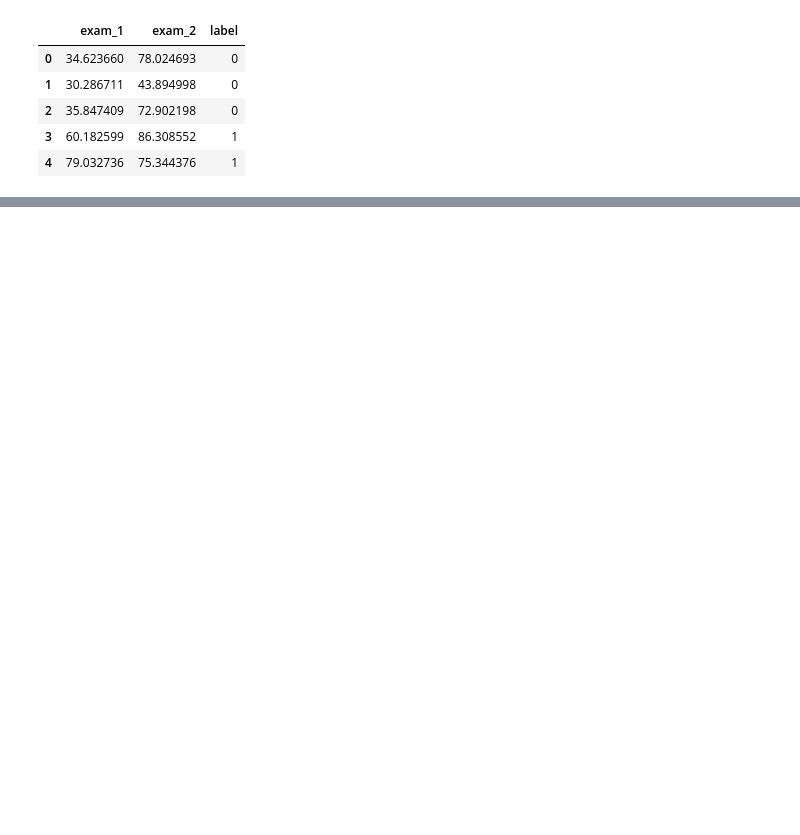
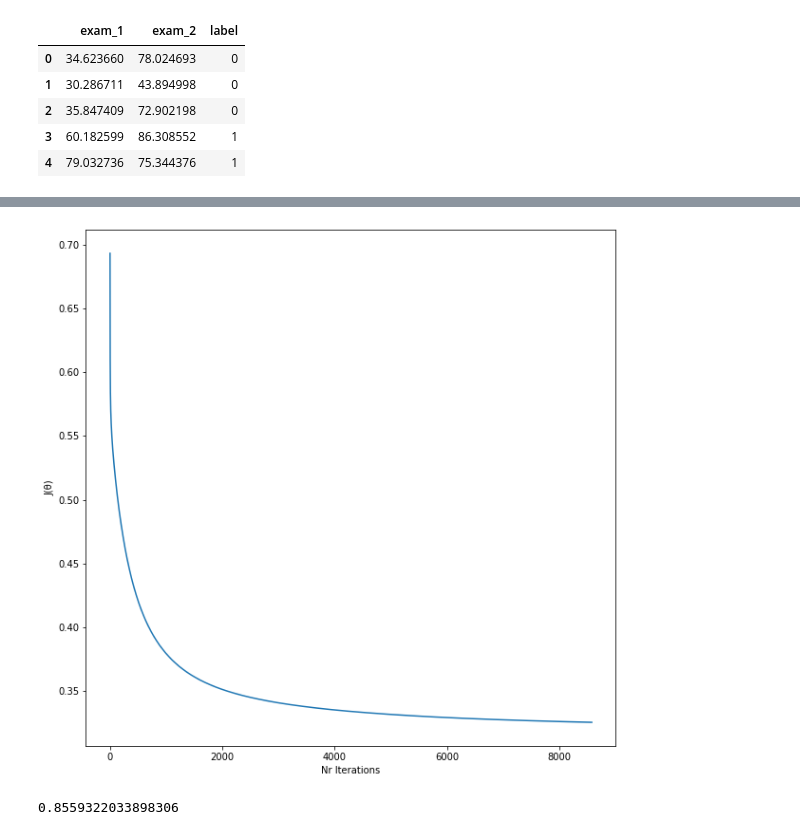
Before and after one commit to diogomatoschaves/ml-coursera-python, a Jupyter notebook: ml_coursera/week_2/week_2.ipynb, the cells around one changed output, grey strips where cells are left out. Saved outputs shown, nothing was run; the diff lists cells and outputs as text; code cells hidden in the pictures; blank space fills up the shorter version.

```diff
--- a/ml_coursera/week_2/week_2.ipynb
+++ b/ml_coursera/week_2/week_2.ipynb
@@ -89,0 +105,5 @@ reg.final_cost
+# %%
+reg = LogisticRegression(max_iter=10000, learning_rate=0.01, reg_param=1)
+# %%
+df[["QA_1", "QA_2"]] = normalize_features(df[["QA_1", "QA_2"]])
+df.head()
@@ -89,0 +117,3 @@ reg.final_cost
+# %%
+x = df[["QA_1", "QA_2"]].to_numpy()
+y = df['Pass'].to_numpy()
@@ -89,0 +125,15 @@ reg.final_cost
+# %%
+# features_train, features_test, labels_train, labels_test = train_test_split(x, y, test_size=0.1, random_state=42)
+
+x = feature_mapping(x, 6)
+
+features_train = x
+labels_train = y
+# %%
+reg.fit(features_train, labels_train)
+# %% [output]
+[figure, added]
+# %%
+reg.score(features_train, labels_train)
+# %% [output]
+0.8559322033898306
```
Also changed, not shown: parts of 18 cells of this notebook, 4 other files.
